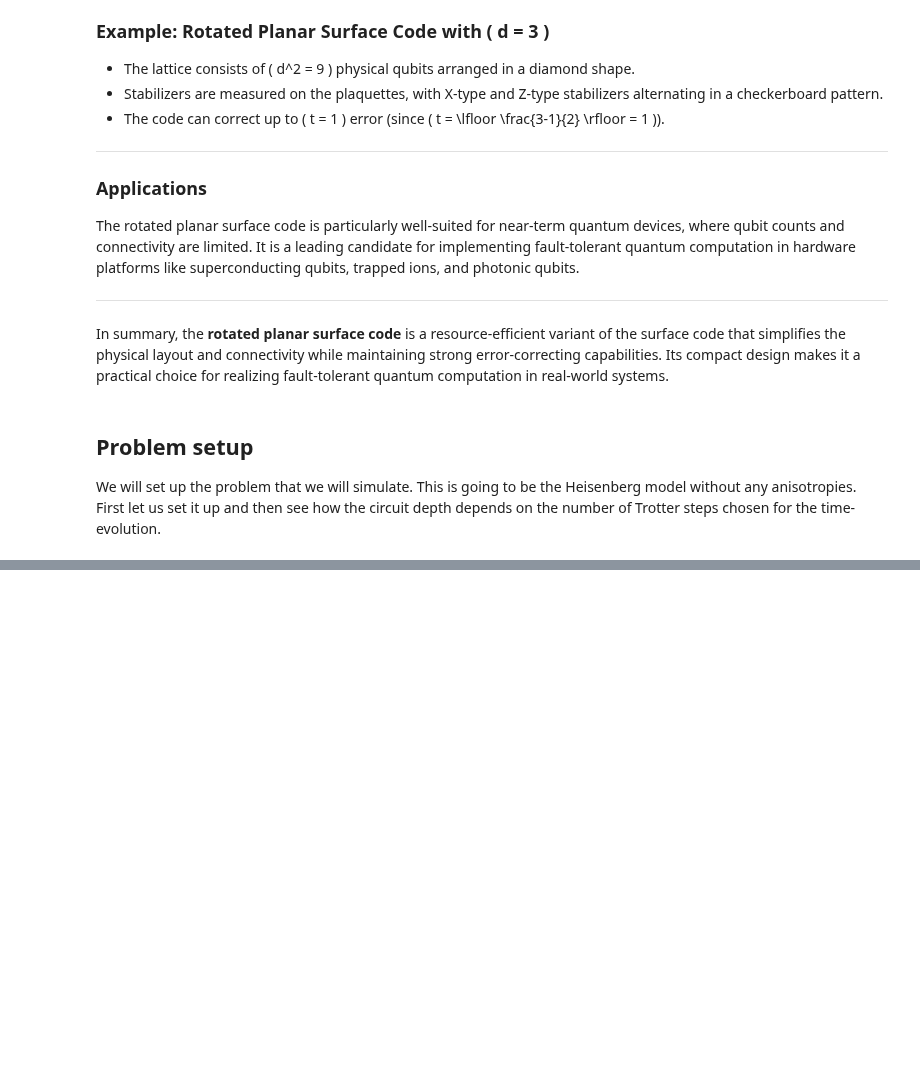
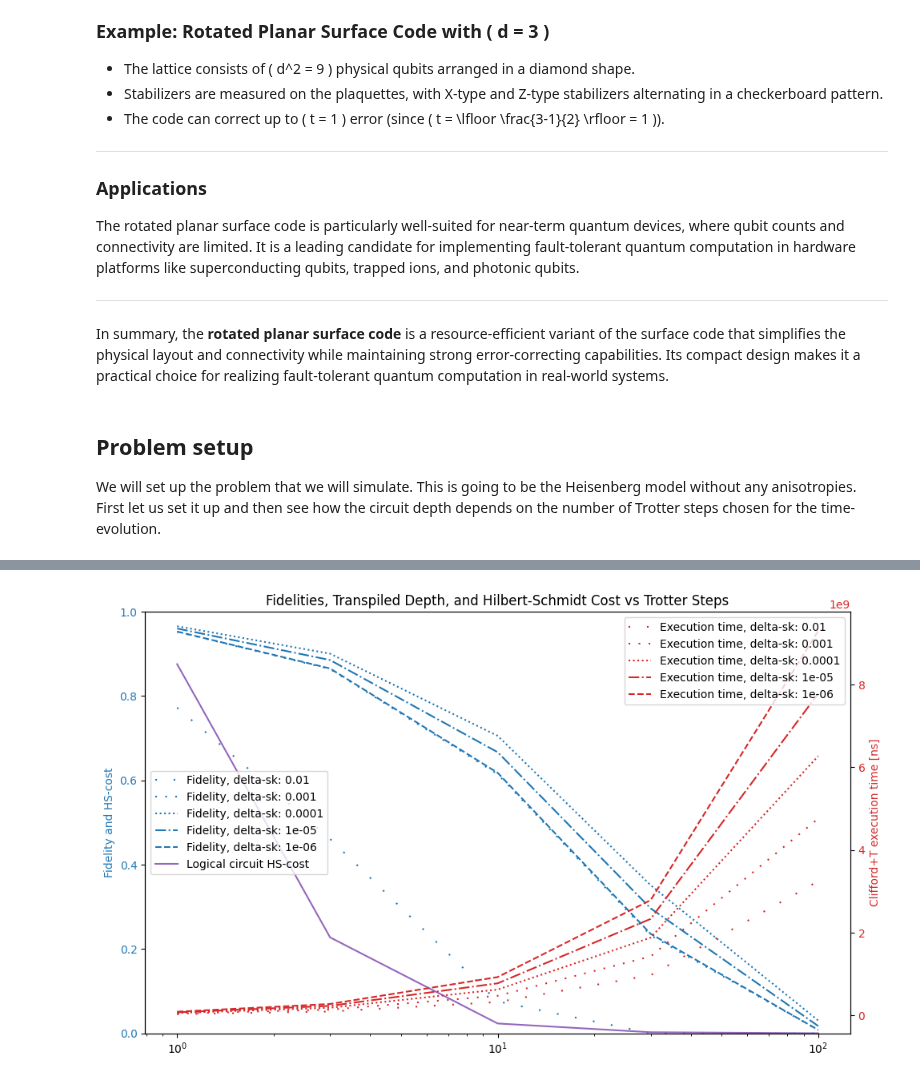
Before and after one commit to QunaSys/quri-parts, a Jupyter notebook: quri_sdk_notebooks/examples/0_quri-algo-vm/4_surface_code/4_surface_code.ipynb, the cells around one changed output, grey strips where cells are left out. Cells and saved outputs as stored; diff of their text form; code cells hidden in the pictures; blank space fills up the shorter version.

Commit message:
code distance

```diff
--- a/quri_sdk_notebooks/examples/0_quri-algo-vm/4_surface_code/4_surface_code.ipynb
+++ b/quri_sdk_notebooks/examples/0_quri-algo-vm/4_surface_code/4_surface_code.ipynb
@@ -120,7 +120,7 @@ from quri_vm import VM
 from quri_parts.backend.devices import clifford_t_device
 from quri_parts.backend.units import TimeUnit, TimeValue
 
-def get_vm(qubit_count: int=8, code_distance: int=7, qec_cycle_us: float=1.0, delta_sk: float=1.0e-4, physical_error_rate: float=1.0e-4, mode_block: str = "compact") -> VM:
+def get_vm(qubit_count: int=8, code_distance: int=7, qec_cycle_us: float=1.0, delta_sk: float=1.0e-4, physical_error_rate: float=0.7e-4, mode_block: str = "compact") -> VM:
     return VM.from_device_prop(clifford_t_device.generate_device_property(
         qubit_count=qubit_count,
         code_distance=code_distance,
@@ -172,9 +180,9 @@ from quri_algo.circuit.time_evolution.exact_unitary import ExactUnitaryTimeEvolu
 from quri_parts.qulacs.estimator import create_qulacs_vector_estimator
 
 N_QUBITS = 8
-EVOLUTION_TIME = 1.0
+EVOLUTION_TIME = 0.5
 TROTTER_STEPS = [1, 3, 10, 30, 100]
-SK_EXPONENTS = [-2,-3,-4]
+SK_EXPONENTS = [-2, -3, -4, -5, -6]
 
 
 estimator = create_qulacs_vector_estimator()
@@ -185,21 +193,20 @@ circuit_factory_exact = ExactUnitaryTimeEvolutionCircuitFactory(QubitHamiltonian
 
 fidelities = []
 hs_cost = []
-transpiled_depth = []
+execution_time = []
 
 for n_t in TROTTER_STEPS:
     time_evo_exact = circuit_factory_exact(EVOLUTION_TIME)
-    depth = {}
+    latencies = {}
     fidelity = {}
     time_evo_trotter = circuit_factory(EVOLUTION_TIME, N_QUBITS, n_t)
     for e in SK_EXPONENTS:
         vm = get_vm(qubit_count=N_QUBITS, delta_sk=10**e)
         time_evo_trotter_transpiled = vm.transpile(time_evo_trotter)
-        analysis = vm.analyze(time_evo_trotter)
+        analysis = vm.analyze(time_evo_trotter_transpiled)
         fidelity[e] = analysis.fidelity
-        depth[e] = vm.analyze(time_evo_trotter).depth
+        latencies[e] = vm.analyze(time_evo_trotter_transpiled).latency
     time_evo_trotter = circuit_factory(EVOLUTION_TIME, N_QUBITS, n_t)
     hs_cost.append(hs_test(time_evo_exact,time_evo_trotter))
-    depth[0] = time_evo_trotter.depth
     fidelities.append(fidelity)
-    transpiled_depth.append(depth)
+    execution_time.append(latencies)
@@ -239,0 +213,38 @@ plt.show()
+# %%
+import matplotlib.pyplot as plt
+
+fig, ax1 = plt.subplots()
+
+color = 'tab:blue'
+linestyles = {
+    0: '-',
+    -2: (0, (1, 10)),
+    -3: (0, (1, 5)),
+    -4: ':',
+    -5: '-.',
+    -6: '--',
+}
+
+ax1.set_ylabel('Fidelity and HS-cost', color=color)
+for e in SK_EXPONENTS:
+    ax1.plot(TROTTER_STEPS, [fidelity[e] for fidelity in fidelities], label=f'Fidelity, delta-sk: {10**e}', color=color, linestyle=linestyles[e])
+ax1.semilogx(TROTTER_STEPS, [hs.value.real for hs in hs_cost], label=f'Logical circuit HS-cost', color='tab:purple', linestyle='-')
+ax1.tick_params(axis='y', labelcolor=color)
+ax1.set_ybound(0.0, 1.0)
+ax1.legend(loc='center left')
+
+color = 'tab:red'
+ax2 = ax1.twinx()
+ax2.set_xlabel('Number of Trotter Steps')
+ax2.set_ylabel('Clifford+T execution time [ns]', color=color)
+for e in SK_EXPONENTS:
+    ax2.semilogx(TROTTER_STEPS, [depth[e].value for depth in execution_time], label=f'Execution time, delta-sk: {10**e}', color=color, linestyle=linestyles[e])
+ax2.tick_params(axis='y', labelcolor=color)
+ax2.legend(loc='upper right')
+
+fig.set_size_inches(10, 6)
+fig.tight_layout()
+plt.title('Fidelities, Transpiled Depth, and Hilbert-Schmidt Cost vs Trotter Steps')
+plt.show()
+# %% [output]
+[figure, added]
```
Also changed, not shown: parts of 9 cells of this notebook.
